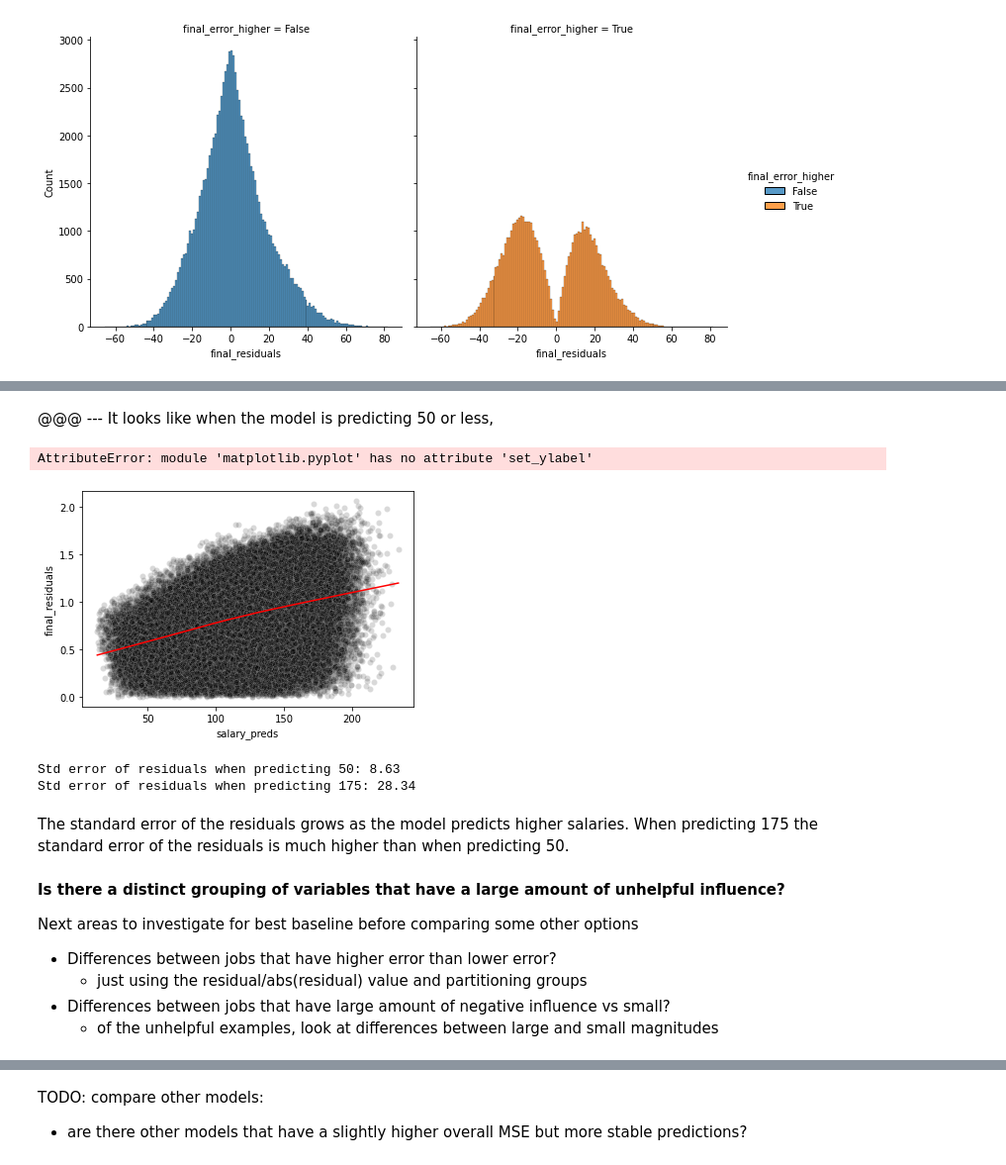
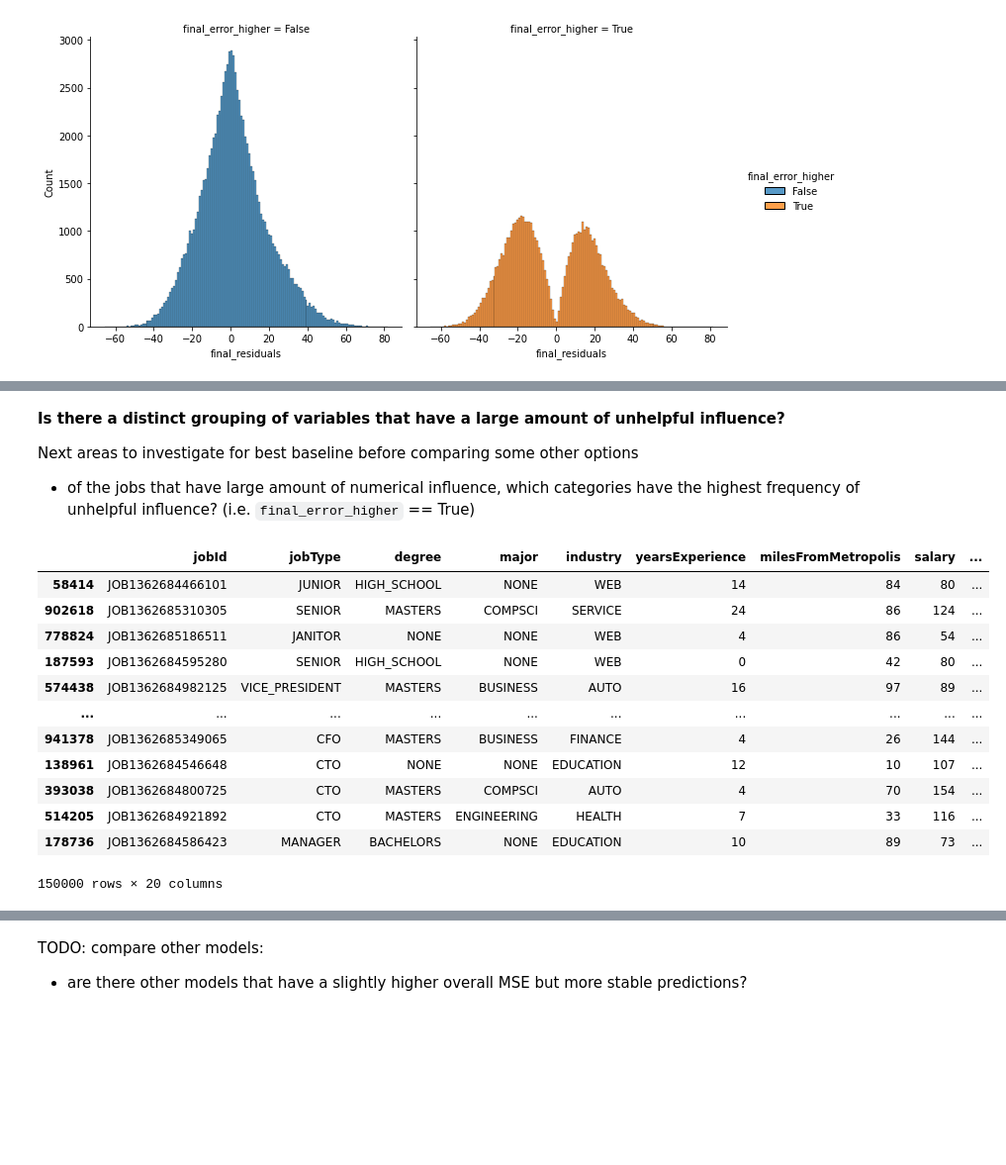
Before and after one commit to scottwiles/salary_prediction, a Jupyter notebook: notebooks/salary_prediction_baseline_model.ipynb, the cells around one changed output, grey strips where cells are left out. Shown: that part at 99% size. Cells and saved outputs as stored; diff of their text form; code cells hidden in the pictures; blank space fills up the shorter version.

```diff
--- a/notebooks/salary_prediction_baseline_model.ipynb
+++ b/notebooks/salary_prediction_baseline_model.ipynb
@@ -472,46 +391,21 @@ plt.show()
-# %% [markdown]
-@@@ --- It looks like when the model is predicting 50 or less,
-# %%
-import numpy as np
-from statsmodels.nonparametric.smoothers_lowess import lowess
-
-def scale_location(resids, fitted_values, ax = None):
-    standardized = resids / resids.std()
-    standardized = np.sqrt(standardized.abs())
-    delta = 0.00005 * len(fitted_values) # For computational efficiency with large data
-    loess = lowess(standardized, fitted_values, it = 0, delta = delta, return_sorted = False)
-
-    sns.scatterplot(x = fitted_values, y = standardized, alpha = 0.15, color = 'black', ax = ax)
-    sns.lineplot(x = fitted_values, y = loess, ci = None, color = "red", ax = ax)
-
-    if not ax:
-        ax = plt
-
-    ax.set_ylabel('$\sqrt{|Standardized Residuals|}$')
-    ax.set_xlabel('Fitted Values')
-    ax.set_title('Scale-Location')
-
-    if not ax:
-        plt.show()
-scale_location(best_mdl_residuals.final_residuals, best_mdl_residuals.salary_preds)
-# %% [output]
-AttributeError: module 'matplotlib.pyplot' has no attribute 'set_ylabel'
-[figure, removed]
-# %%
-# Get standard error of the residuals when the model predicts 50k or 175k
-for i in [50, 175]:
-    std_error = best_mdl_residuals.final_residuals.loc[best_mdl_residuals.salary_preds.astype(int) == i].std()
-    print(f"Std error of residuals when predicting {i}: {round(std_error, 2)}")
-# %% [output]
-Std error of residuals when predicting 50: 8.63
-Std error of residuals when predicting 175: 28.34
-# %% [markdown]
-The standard error of the residuals grows as the model predicts higher salaries. When predicting 175 the standard error of the residuals is much higher than when predicting 50.
 # %% [markdown]
 **Is there a distinct grouping of variables that have a large amount of unhelpful influence?**
 
 Next areas to investigate for best baseline before comparing some other options
-- Differences between jobs that have higher error than lower error?
-    - just using the residual/abs(residual) value and partitioning groups
-- Differences between jobs that have large amount of negative influence vs small?
-    - of the unhelpful examples, look at differences between large and small magnitudes
+- of the jobs that have large amount of numerical influence, which categories have the highest frequency of unhelpful influence? (i.e. `final_error_higher` == True)
+# %%
+best_preds
+# %% [output]
+|  | jobId | jobType | degree | major | industry | yearsExperience | milesFromMetropolis | salary | ... |
+| 58414 | JOB1362684466101 | JUNIOR | HIGH_SCHOOL | NONE | WEB | 14 | 84 | 80 | ... |
+| 902618 | JOB1362685310305 | SENIOR | MASTERS | COMPSCI | SERVICE | 24 | 86 | 124 | ... |
+| 778824 | JOB1362685186511 | JANITOR | NONE | NONE | WEB | 4 | 86 | 54 | ... |
+| 187593 | JOB1362684595280 | SENIOR | HIGH_SCHOOL | NONE | WEB | 0 | 42 | 80 | ... |
+| 574438 | JOB1362684982125 | VICE_PRESIDENT | MASTERS | BUSINESS | AUTO | 16 | 97 | 89 | ... |
+| ... | ... | ... | ... | ... | ... | ... | ... | ... | ... |
+| 941378 | JOB1362685349065 | CFO | MASTERS | BUSINESS | FINANCE | 4 | 26 | 144 | ... |
+| 138961 | JOB1362684546648 | CTO | NONE | NONE | EDUCATION | 12 | 10 | 107 | ... |
+| 393038 | JOB1362684800725 | CTO | MASTERS | COMPSCI | AUTO | 4 | 70 | 154 | ... |
+| 514205 | JOB1362684921892 | CTO | MASTERS | ENGINEERING | HEALTH | 7 | 33 | 116 | ... |
+| 178736 | JOB1362684586423 | MANAGER | BACHELORS | NONE | EDUCATION | 10 | 89 | 73 | ... |
+150000 rows × 20 columns
```
Also changed, not shown: parts of 23 cells of this notebook, 2 other files.
